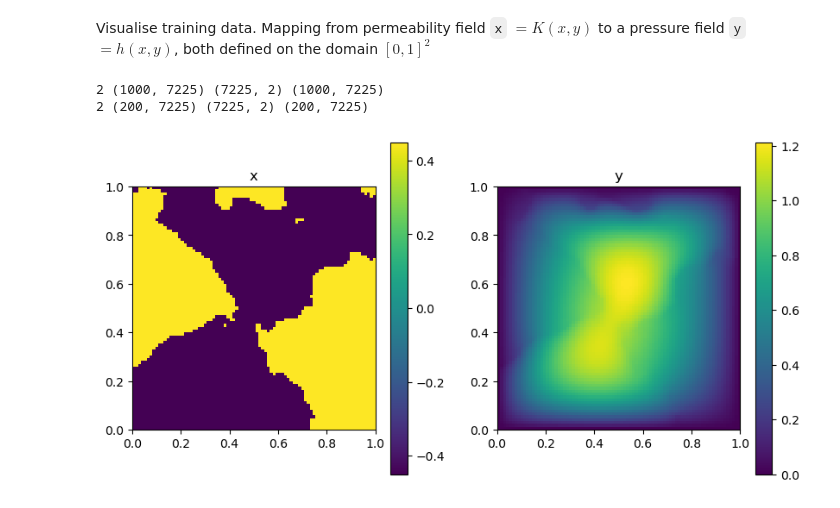
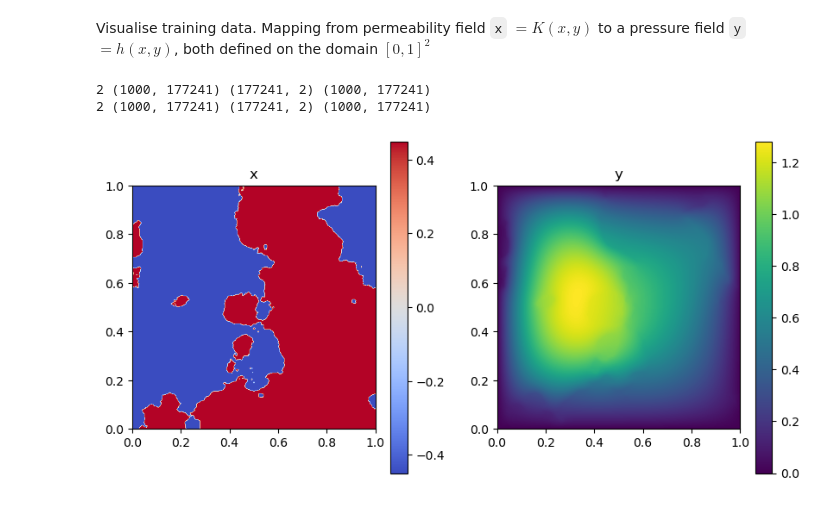
Before and after one commit to tomcjackc/Probabilistic-Operator-Learning-for-Climate-Model-Parameterisation, a Jupyter notebook: notebooks/darcy_PWC.ipynb, the cells around one changed output. Drawn from its saved outputs; the diff is of its cells as text; code cells hidden in the pictures.

```diff
--- a/notebooks/darcy_PWC.ipynb
+++ b/notebooks/darcy_PWC.ipynb
@@ -44,28 +46,28 @@ def get_data(filename, ndata, r):
     y = y.reshape(ndata, s * s)
     return x, y
 
-r = 5
+r = 1
 s = int(((421 - 1) / r) + 1)
 
 x_train, y_train = get_data("../darcy_flow_data/rect_cont_PWC/piececonst_r421_N1024_smooth1.mat", 1000, r)
-x_test, y_test = get_data("../darcy_flow_data/rect_cont_PWC/piececonst_r421_N1024_smooth2.mat", 200, r)
+x_test, y_test = get_data("../darcy_flow_data/rect_cont_PWC/piececonst_r421_N1024_smooth2.mat", 1000, r)
 # %% [markdown]
 Visualise training data. Mapping from permeability field `x` $ = K(x, y)$ to a pressure field `y` $ = h(x,y)$, both defined on the domain $[0,1]^2$
 # %%
-index_to_plot = 127
+index_to_plot = 12
 
 print(len(x_train), x_train[0].shape, x_train[1].shape, y_train.shape)
 print(len(x_test), x_test[0].shape, x_test[1].shape, y_test.shape)
 
 fig, ax = plt.subplots(1, 2, figsize=(10, 5))
-im0 = ax[0].imshow(x_train[0][index_to_plot, :].reshape(s, s), origin='lower', extent=[0, 1, 0, 1])
+im0 = ax[0].imshow(x_train[0][index_to_plot, :].reshape(s, s), origin='lower', extent=[0, 1, 0, 1], cmap='coolwarm')
 ax[0].set_title("x")
 im1 = ax[1].imshow(y_train[index_to_plot, :].reshape(s, s), origin='lower', extent=[0, 1, 0, 1])
 ax[1].set_title("y")
-plt.colorbar(im0, ax=ax[0])
-plt.colorbar(im1, ax=ax[1])
+fig.colorbar(im0, ax=ax[0])
+fig.colorbar(im1, ax=ax[1])
 plt.show()
 # %% [output]
-2 (1000, 7225) (7225, 2) (1000, 7225)
-2 (200, 7225) (7225, 2) (200, 7225)
+2 (1000, 177241) (177241, 2) (1000, 177241)
+2 (1000, 177241) (177241, 2) (1000, 177241)
-[figure, old version]
+[figure, new version]
```
Also changed, not shown: parts of 12 cells of this notebook, 3 other files.
